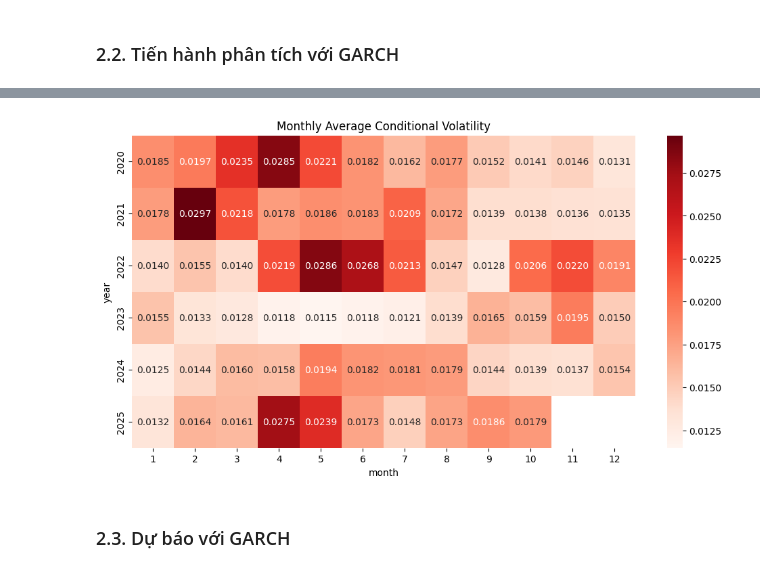
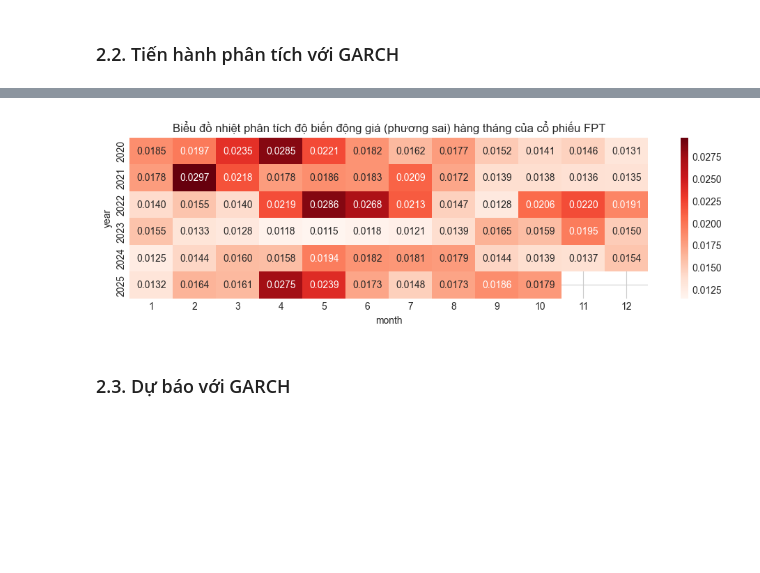
Before and after one commit to nguyenlog205/ds111-uit-stock-price-analysis, a Jupyter notebook: notebook/modeling/FPT_stock_price_analysis.ipynb, the cells around one changed output, grey strips where cells are left out. Saved outputs shown, nothing was run; the diff lists cells and outputs as text; code cells hidden in the pictures; blank space fills up the shorter version.

```diff
--- a/notebook/modeling/FPT_stock_price_analysis.ipynb
+++ b/notebook/modeling/FPT_stock_price_analysis.ipynb
@@ -16,7 +16,7 @@ from statsmodels.stats.diagnostic import het_arch
 # %% [markdown]
 ## 1. Load dữ liệu
 # %%
-fpt_historical_stock_price = pd.read_csv(r'..\data\raw\fpt_historical_price.csv', parse_dates=['time'])
+fpt_historical_stock_price = pd.read_csv(r'..\..\data\raw\fpt_historical_price.csv', parse_dates=['time'])
 fpt_historical_stock_price = fpt_historical_stock_price[fpt_historical_stock_price['time'] > '2019-12-31']
 fpt_historical_stock_price
 # %% [output]
@@ -138,17 +182,17 @@ plt.show()
 # %%
 import seaborn as sns
 
 fpt_historical_stock_price['month'] = fpt_historical_stock_price['time'].dt.month
 fpt_historical_stock_price['year'] = fpt_historical_stock_price['time'].dt.year
 fpt_historical_stock_price['conditional_vol'] = fitted_vol
 
 monthly_vol = fpt_historical_stock_price.groupby(['year','month'])['conditional_vol'].mean().unstack()
-plt.figure(figsize=(12,6))
+plt.figure(figsize=(12, 3))
 sns.heatmap(monthly_vol, cmap='Reds', annot=True, fmt=".4f")
-plt.title('Monthly Average Conditional Volatility')
+plt.title('Biểu đồ nhiệt phân tích độ biến động giá (phương sai) hàng tháng của cổ phiếu FPT')
 plt.show()
 # %% [output]
-[figure, old version]
+[figure, new version]
 # %% [markdown]
 ### 2.3. Dự báo với GARCH
 # %%
```
Also changed, not shown: parts of 7 cells of this notebook, 14 other files.
